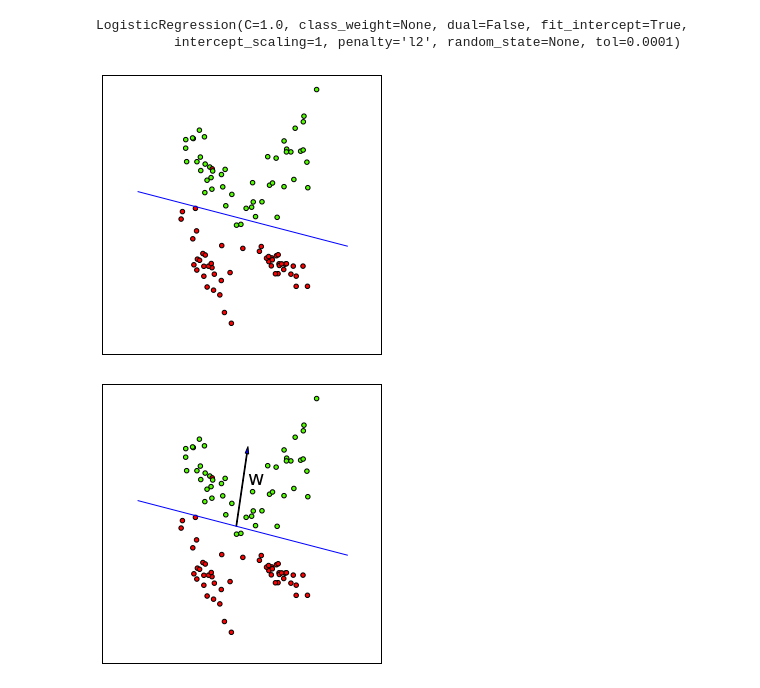
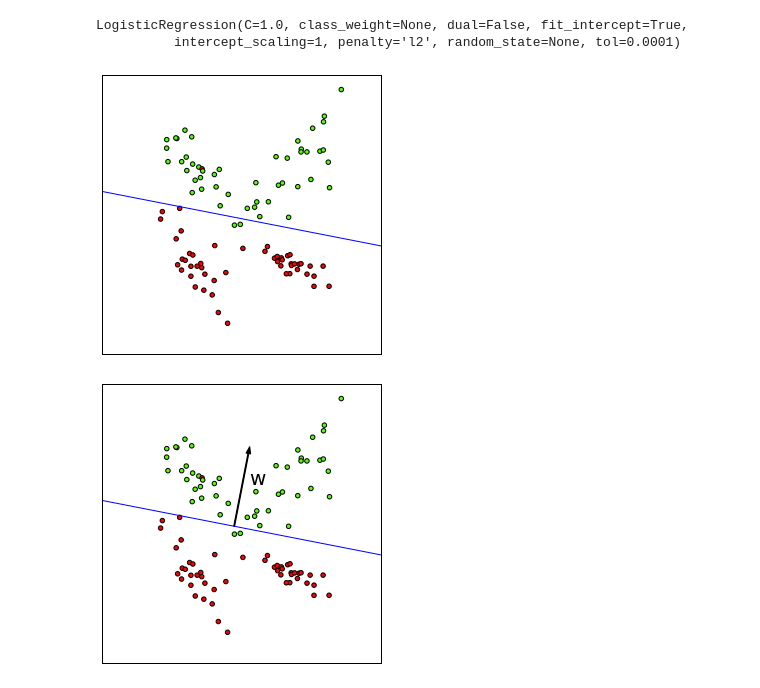
Before and after one commit to temporaer/tutorial_ml_gkbionics, a Jupyter notebook: synthetic logistic regression.ipynb, the cells around one changed output. Cells and saved outputs as stored; diff of their text form; code cells hidden in the pictures.

```diff
--- a/synthetic logistic regression.ipynb
+++ b/synthetic logistic regression.ipynb
@@ -23,18 +23,18 @@ LogisticRegression(C=1.0, class_weight=None, dual=False, fit_intercept=True,
 # %%
 plt.figsize(5, 5)
 w = logreg.coef_.ravel()
 a = -w[0] / w[1]
 xx = np.linspace(-3, 3)
 yy = a * xx - logreg.intercept_ / w[1]
 plt.scatter(X[:, 0], X[:, 1], c=y, cmap=plt.cm.prism)
 plt.plot(xx, yy)
-#plt.xlim(-3, 3)
-#plt.ylim(-3, 3)
+plt.xlim(-3, 3)
+plt.ylim(-3, 3)
 plt.xticks(())
 plt.yticks(())
 plt.savefig("presentation/logreg-pics/synthetic_line.pdf")
 # %% [output]
-[figure, old version]
+[figure, new version]
 # %%
 plt.figsize(5, 5)
 w = logreg.coef_.ravel()
@@ -43,16 +43,17 @@ xx = np.linspace(-3, 3)
 yy = a * xx - logreg.intercept_ / w[1]
 plt.scatter(X[:, 0], X[:, 1], c=y, cmap=plt.cm.prism)
 plt.plot(xx, yy)
-#plt.xlim(-3, 3)
-#plt.ylim(-3, 3)
+plt.xlim(-3, 3)
+plt.ylim(-3, 3)
 plt.xticks(())
 plt.yticks(())
 on_line = np.array([xx[23], yy[23]])
 
 #plt.plot([on_line[0], on_line[0] + w[0]/2.], [on_line[1], on_line[1] + w[1]/2.], c='black')
-plt.arrow(on_line[0], on_line[1], w[0]/2,  w[1]/2., head_width=.1, width=.02)
+
+plt.arrow(on_line[0], on_line[1], w[0]/2, w[1]/2., head_width=.1, width=.02, facecolor="black")
 plt.annotate("w", [on_line[0] + w[0]/4., on_line[1] + w[1]/4.], xytext=[on_line[0] + w[0]/4. + .2, on_line[1] + w[1]/4. + .1], size=20)
 
 plt.savefig("presentation/logreg-pics/synthetic_line_w.pdf")
 # %% [output]
-[figure, old version]
+[figure, new version]
```
Also changed, not shown: parts of 1 cell of this notebook, 15 other files.
